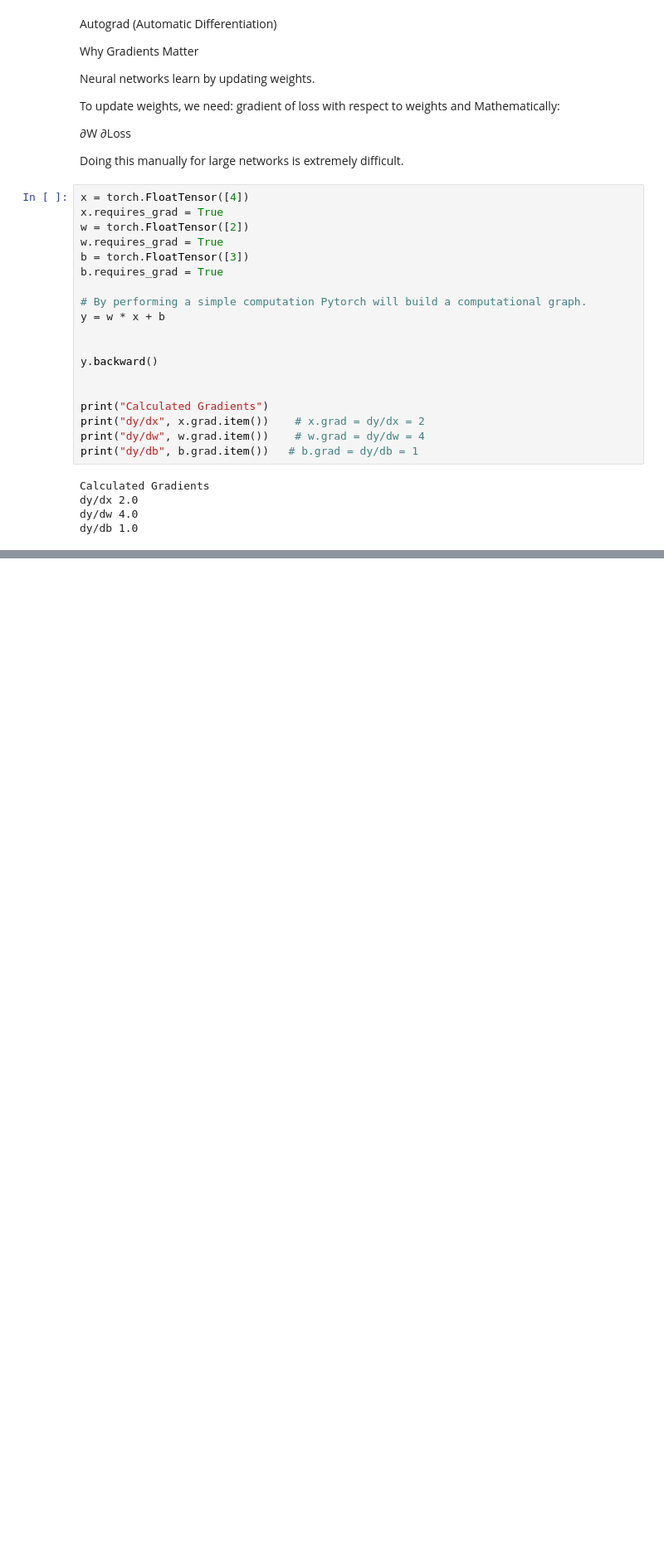
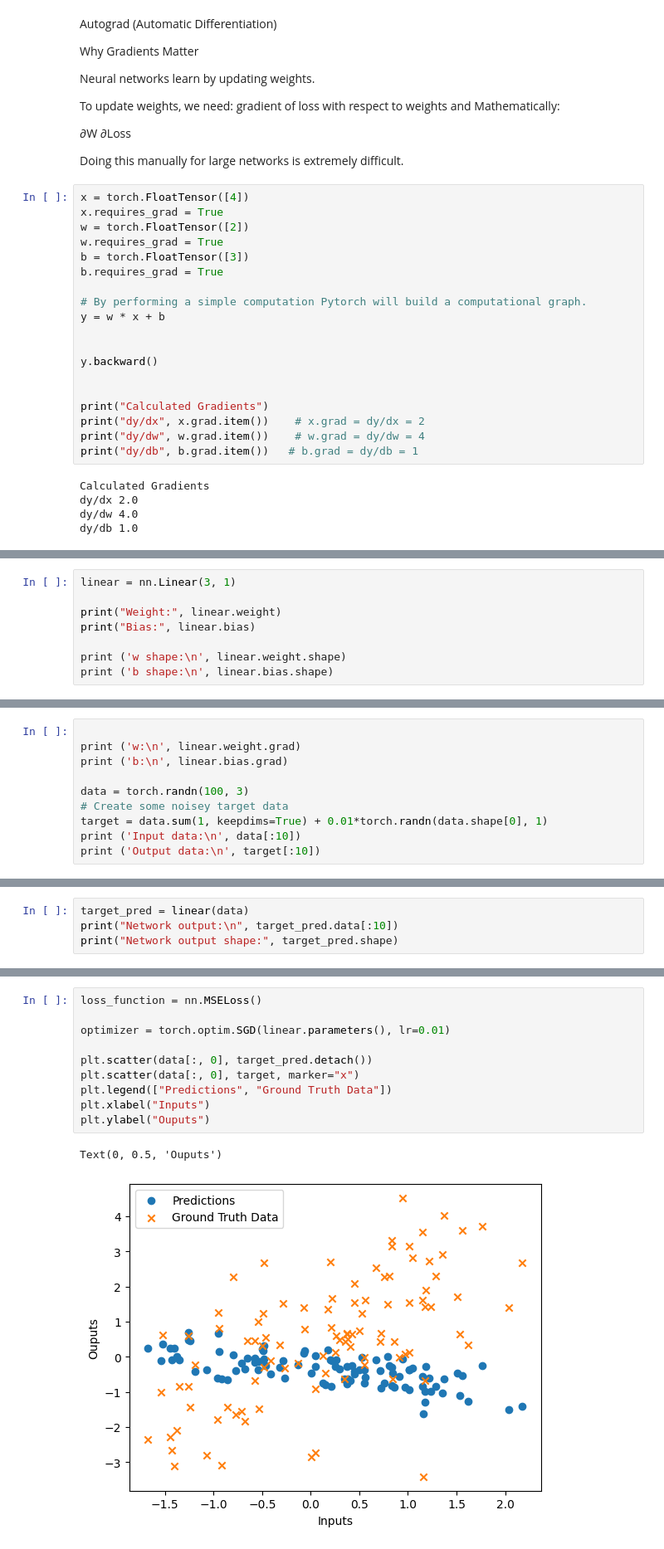
Before and after one commit to Nikhil-X-codes/Data-Science, a Jupyter notebook: Pytorch/intro.ipynb, the cells around one changed output, grey strips where cells are left out. Shown at 83% size. Drawn from its saved outputs; the diff is of its cells as text; blank space fills up the shorter version.

```diff
--- a/Pytorch/intro.ipynb
+++ b/Pytorch/intro.ipynb
@@ -252,0 +402,8 @@ dy/db 1.0
+# %%
+linear = nn.Linear(3, 1)
+
+print("Weight:", linear.weight)
+print("Bias:", linear.bias)
+
+print ('w shape:\n', linear.weight.shape)
+print ('b shape:\n', linear.bias.shape)
@@ -252,0 +419,10 @@ dy/db 1.0
+# %%
+
+print ('w:\n', linear.weight.grad)
+print ('b:\n', linear.bias.grad)
+
+data = torch.randn(100, 3)
+# Create some noisey target data
+target = data.sum(1, keepdims=True) + 0.01*torch.randn(data.shape[0], 1)
+print ('Input data:\n', data[:10])
+print ('Output data:\n', target[:10])
@@ -252,0 +447,4 @@ dy/db 1.0
+# %%
+target_pred = linear(data)
+print("Network output:\n", target_pred.data[:10])
+print("Network output shape:", target_pred.shape)
@@ -252,0 +464,13 @@ dy/db 1.0
+# %%
+loss_function = nn.MSELoss()
+
+optimizer = torch.optim.SGD(linear.parameters(), lr=0.01)
+
+plt.scatter(data[:, 0], target_pred.detach())
+plt.scatter(data[:, 0], target, marker="x")
+plt.legend(["Predictions", "Ground Truth Data"])
+plt.xlabel("Inputs")
+plt.ylabel("Ouputs")
+# %% [output]
+Text(0, 0.5, 'Ouputs')
+[figure, added]
```
Also changed, not shown: parts of 26 cells of this notebook.
